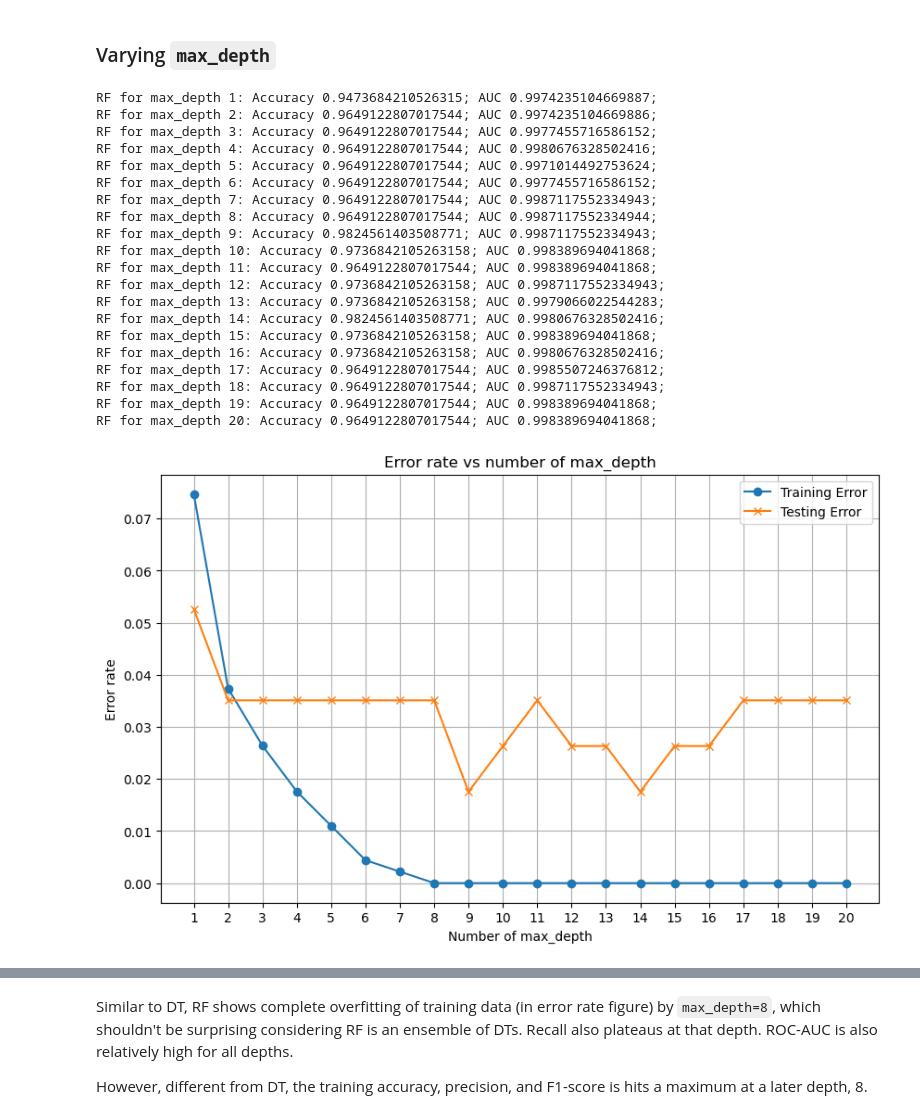
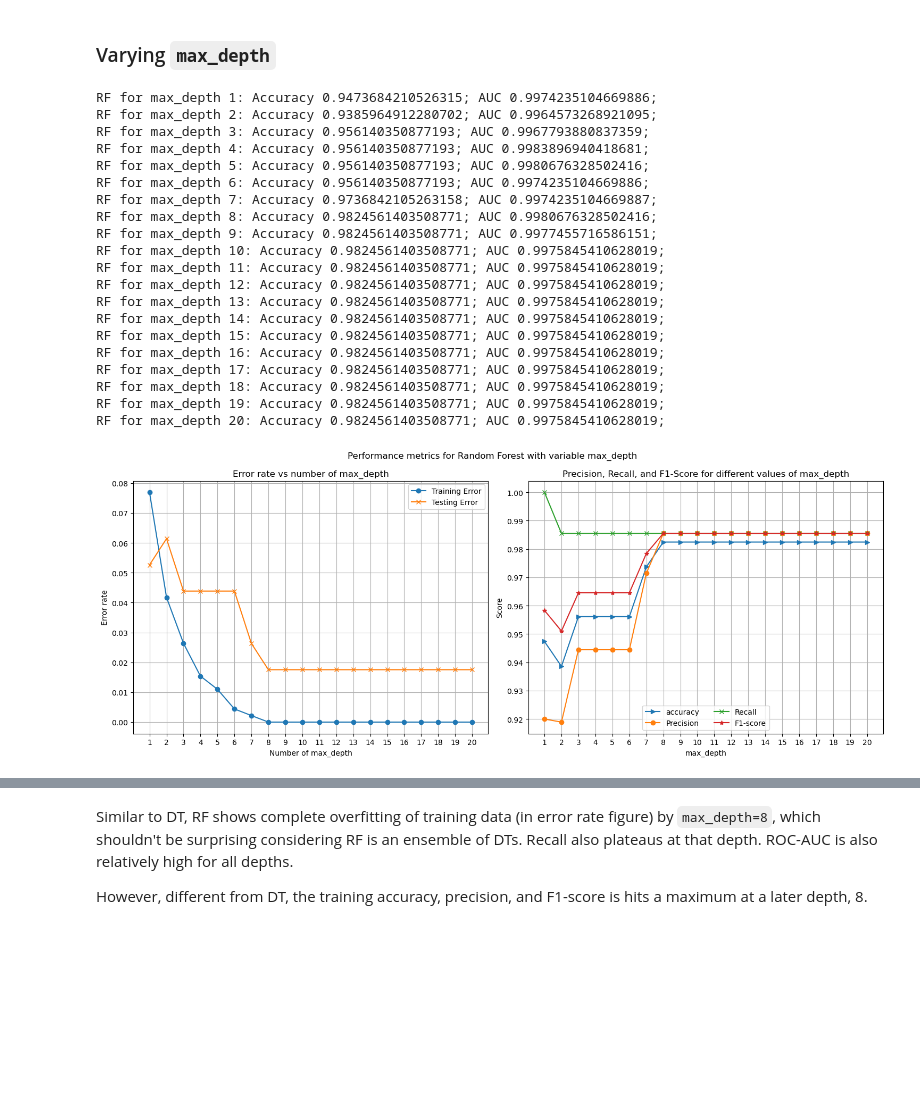
Before and after one commit to isambmi/UHoM_ICS635_isambmi, a Jupyter notebook: assignment1/assignment1_ics635.ipynb, the cells around one changed output, grey strips where cells are left out. Drawn from its saved outputs; the diff is of its cells as text; code cells hidden in the pictures; blank space fills up the shorter version.

```diff
--- a/assignment1/assignment1_ics635.ipynb
+++ b/assignment1/assignment1_ics635.ipynb
@@ -432,7 +422,8 @@ for k in n_range:
     # default value of min_samples_split, which is 2
     model = RandomForestClassifier(max_depth=k,
                                    n_estimators=100,
-                                   bootstrap=True)
+                                   bootstrap=True,
+                                   random_state=89)
 
     # fit model
     model.fit(X_train, y_train)
@@ -463,53 +454,52 @@ for k in n_range:
     tpr_ls.append(tpr)
     thresh_ls.append(thresh)
 
     print(f"RF for max_depth {k}: Accuracy {acc}; AUC {auroc};")
     #generate confusion matrix
     cm = metrics.confusion_matrix(y_test, yhat_test)
     cm_ls.append(cm)
     # plt.figure(figsize=(8, 6))
     # sns.heatmap(cm, annot=True, fmt='d', cmap='Blues')
     # plt.title('Confusion Matrix')
     # plt.ylabel('True Label')
     # plt.xlabel('Predicted Label')
     # plt.show()
 
 rfmd_metrics['accuracy'] = accuracy_ls
 rfmd_metrics['train_err'] = train_err_ls
 rfmd_metrics['test_err'] = test_err_ls
 rfmd_metrics['precision'] = precision_ls
 rfmd_metrics['recall'] = recall_ls
 rfmd_metrics['f1'] = f1_ls
 rfmd_metrics['auroc'] = auroc_ls
 rfmd_metrics['fpr'] = fpr_ls
 rfmd_metrics['tpr'] = tpr_ls
 rfmd_metrics['thresh'] = thresh_ls
 rfmd_metrics['cm'] = cm_ls
 rfmd_metrics['n_range'] = n_range
 rfmd_metrics['key_hyperparameter'] = "max_depth"
 
 #plotting
-plot_err(rfmd_metrics)
-plot_metrics(rfmd_metrics)
+plot_metrics(rfmd_metrics, "Random Forest")
 # %% [output]
-RF for max_depth 1: Accuracy 0.9473684210526315; AUC 0.9974235104669887;
-RF for max_depth 2: Accuracy 0.9649122807017544; AUC 0.9974235104669886;
-RF for max_depth 3: Accuracy 0.9649122807017544; AUC 0.9977455716586152;
-RF for max_depth 4: Accuracy 0.9649122807017544; AUC 0.9980676328502416;
-RF for max_depth 5: Accuracy 0.9649122807017544; AUC 0.9971014492753624;
-RF for max_depth 6: Accuracy 0.9649122807017544; AUC 0.9977455716586152;
-RF for max_depth 7: Accuracy 0.9649122807017544; AUC 0.9987117552334943;
-RF for max_depth 8: Accuracy 0.9649122807017544; AUC 0.9987117552334944;
-RF for max_depth 9: Accuracy 0.9824561403508771; AUC 0.9987117552334943;
-RF for max_depth 10: Accuracy 0.9736842105263158; AUC 0.998389694041868;
-RF for max_depth 11: Accuracy 0.9649122807017544; AUC 0.998389694041868;
-RF for max_depth 12: Accuracy 0.9736842105263158; AUC 0.9987117552334943;
-RF for max_depth 13: Accuracy 0.9736842105263158; AUC 0.9979066022544283;
-RF for max_depth 14: Accuracy 0.9824561403508771; AUC 0.9980676328502416;
-RF for max_depth 15: Accuracy 0.9736842105263158; AUC 0.998389694041868;
-RF for max_depth 16: Accuracy 0.9736842105263158; AUC 0.9980676328502416;
-RF for max_depth 17: Accuracy 0.9649122807017544; AUC 0.9985507246376812;
-RF for max_depth 18: Accuracy 0.9649122807017544; AUC 0.9987117552334943;
-RF for max_depth 19: Accuracy 0.9649122807017544; AUC 0.998389694041868;
-RF for max_depth 20: Accuracy 0.9649122807017544; AUC 0.998389694041868;
+RF for max_depth 1: Accuracy 0.9473684210526315; AUC 0.9974235104669886;
+RF for max_depth 2: Accuracy 0.9385964912280702; AUC 0.9964573268921095;
+RF for max_depth 3: Accuracy 0.956140350877193; AUC 0.9967793880837359;
+RF for max_depth 4: Accuracy 0.956140350877193; AUC 0.9983896940418681;
+RF for max_depth 5: Accuracy 0.956140350877193; AUC 0.9980676328502416;
+RF for max_depth 6: Accuracy 0.956140350877193; AUC 0.9974235104669886;
+RF for max_depth 7: Accuracy 0.9736842105263158; AUC 0.9974235104669887;
+RF for max_depth 8: Accuracy 0.9824561403508771; AUC 0.9980676328502416;
+RF for max_depth 9: Accuracy 0.9824561403508771; AUC 0.9977455716586151;
+RF for max_depth 10: Accuracy 0.9824561403508771; AUC 0.9975845410628019;
+RF for max_depth 11: Accuracy 0.9824561403508771; AUC 0.9975845410628019;
+RF for max_depth 12: Accuracy 0.9824561403508771; AUC 0.9975845410628019;
+RF for max_depth 13: Accuracy 0.9824561403508771; AUC 0.9975845410628019;
+RF for max_depth 14: Accuracy 0.9824561403508771; AUC 0.9975845410628019;
+RF for max_depth 15: Accuracy 0.9824561403508771; AUC 0.9975845410628019;
+RF for max_depth 16: Accuracy 0.9824561403508771; AUC 0.9975845410628019;
+RF for max_depth 17: Accuracy 0.9824561403508771; AUC 0.9975845410628019;
+RF for max_depth 18: Accuracy 0.9824561403508771; AUC 0.9975845410628019;
+RF for max_depth 19: Accuracy 0.9824561403508771; AUC 0.9975845410628019;
+RF for max_depth 20: Accuracy 0.9824561403508771; AUC 0.9975845410628019;
-[figure, old version]
+[figure, new version]
```
Also changed, not shown: parts of 10 cells of this notebook.
